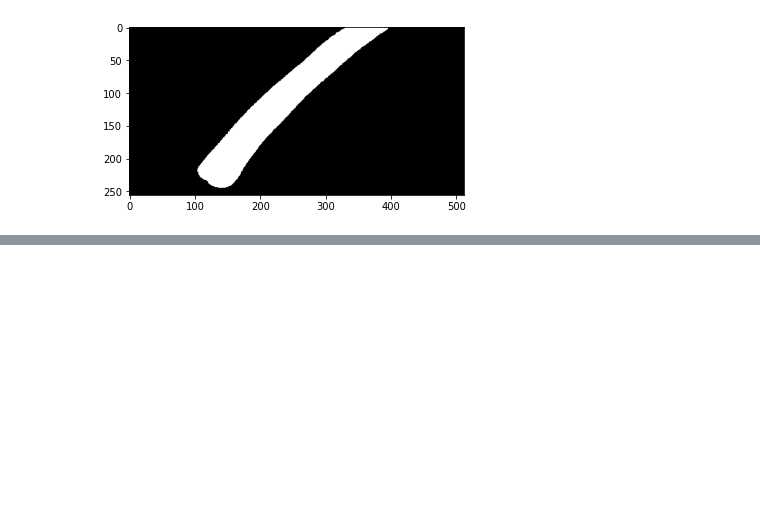
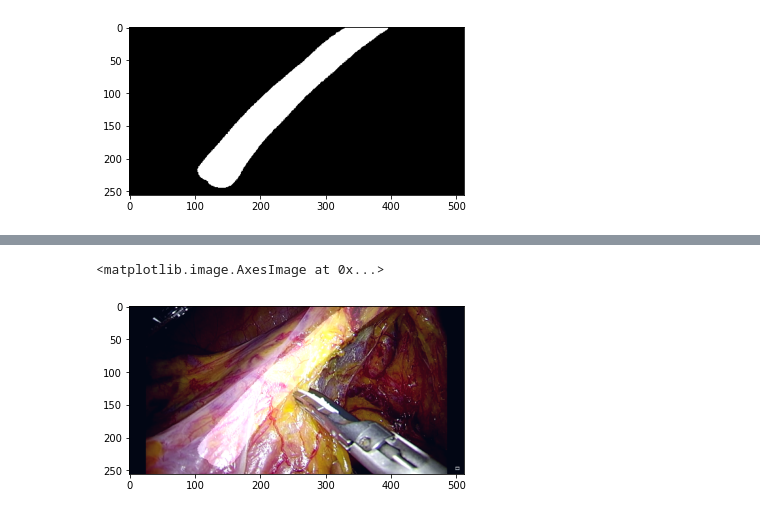
Before and after one commit to Project-zero-one/segmentation_models.pytorch, a Jupyter notebook: examples/IMApink/ima_smp.ipynb, the cells around one changed output, grey strips where cells are left out. Cells and saved outputs as stored; diff of their text form; code cells hidden in the pictures; blank space fills up the shorter version.

```diff
--- a/examples/IMApink/ima_smp.ipynb
+++ b/examples/IMApink/ima_smp.ipynb
@@ -604,0 +619,6 @@ plt.imshow(label, cmap='gray')
+# %%
+blend = cv2.addWeighted(src1=frame, alpha=1, src2=rgb, beta=0.25, gamma=2.2)
+plt.imshow(blend)
+# %% [output]
+<matplotlib.image.AxesImage at 0x...>
+[figure, added]
```
Also changed, not shown: parts of 11 cells of this notebook, 7 other files.
